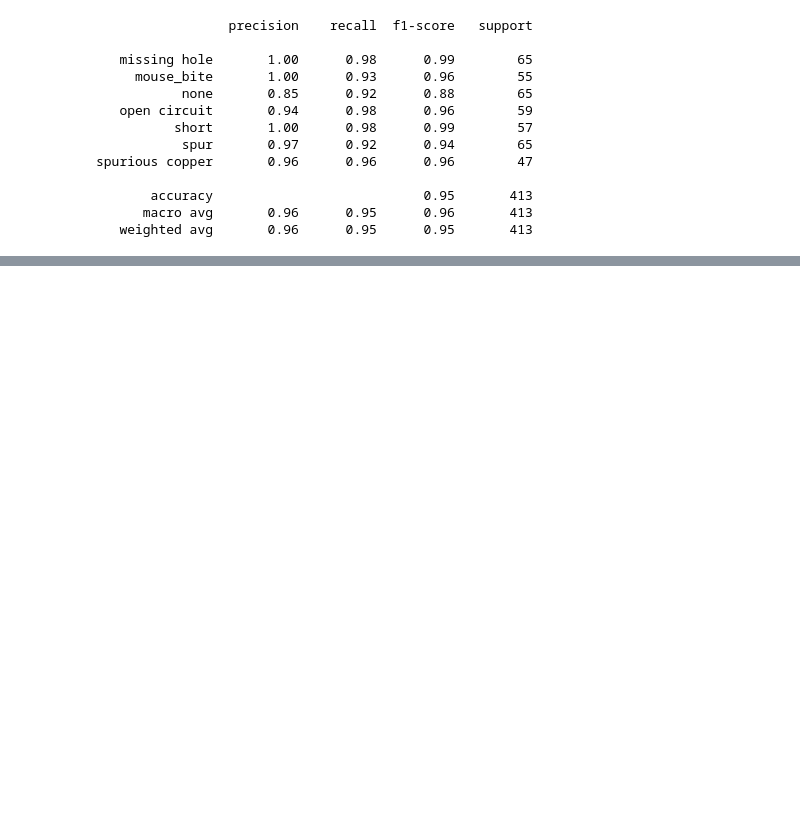
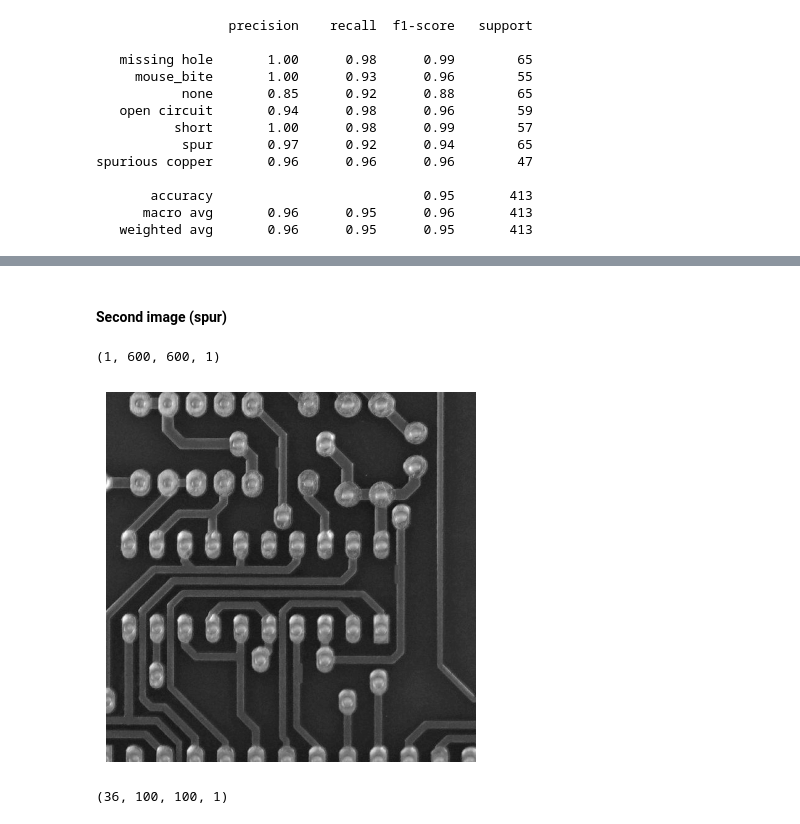
Before and after one commit to taubenus/PCB_Defects_Detection, a Jupyter notebook: notebooks/evaluation/evaluation.ipynb, the cells around one changed output, grey strips where cells are left out. Drawn from its saved outputs; the diff is of its cells as text; code cells hidden in the pictures; blank space fills up the shorter version.

```diff
--- a/notebooks/evaluation/evaluation.ipynb
+++ b/notebooks/evaluation/evaluation.ipynb
@@ -212,0 +308,9 @@ spurious copper       0.96      0.96      0.96        47
+# %% [markdown]
+#### Second image (spur)
+# %%
+test_image_2 = load_test_image('l_light_11_spur_02_5_600.jpg')
+test_image_2 = np.expand_dims(test_image_2, axis=0)
+print(test_image_2.shape)
+# %% [output]
+(1, 600, 600, 1)
+[figure, added]
@@ -212,0 +321,5 @@ spurious copper       0.96      0.96      0.96        47
+# %%
+#print(X_test.shape)
+print(crops.shape)
+# %% [output]
+(36, 100, 100, 1)
```
Also changed, not shown: parts of 27 cells of this notebook, 1 other file.
